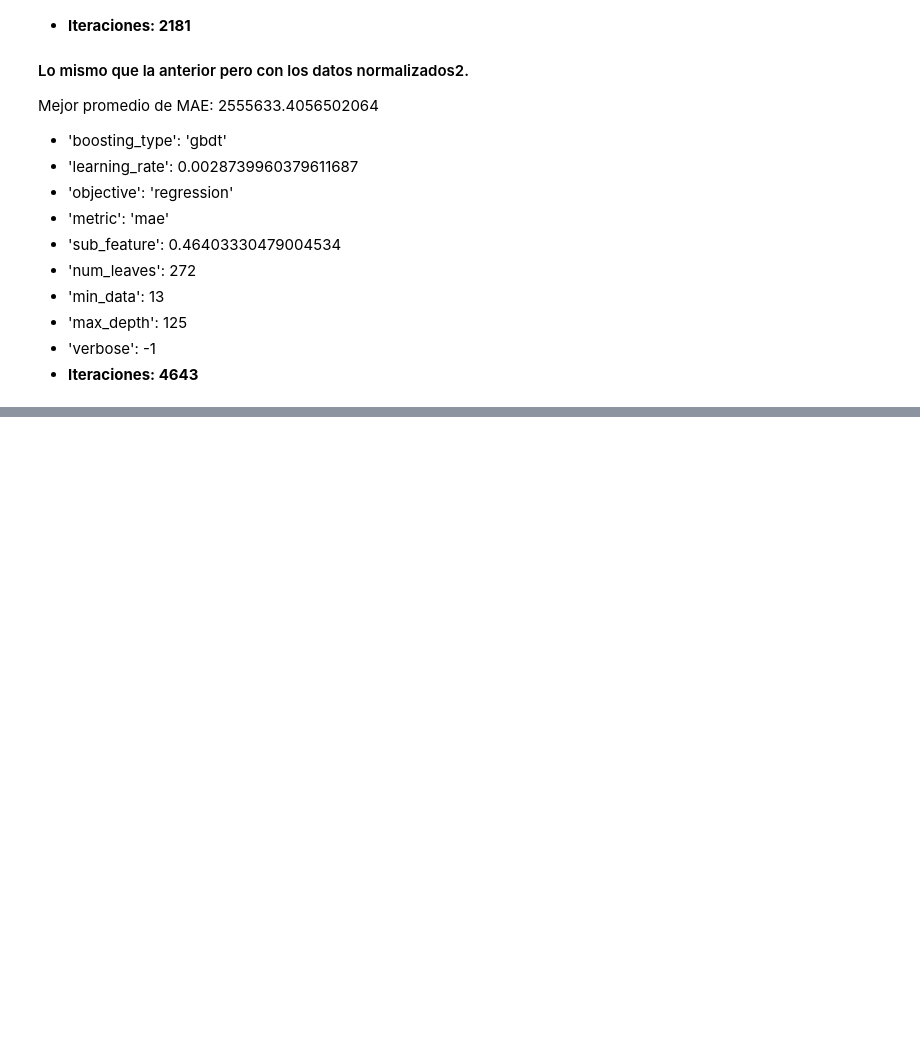
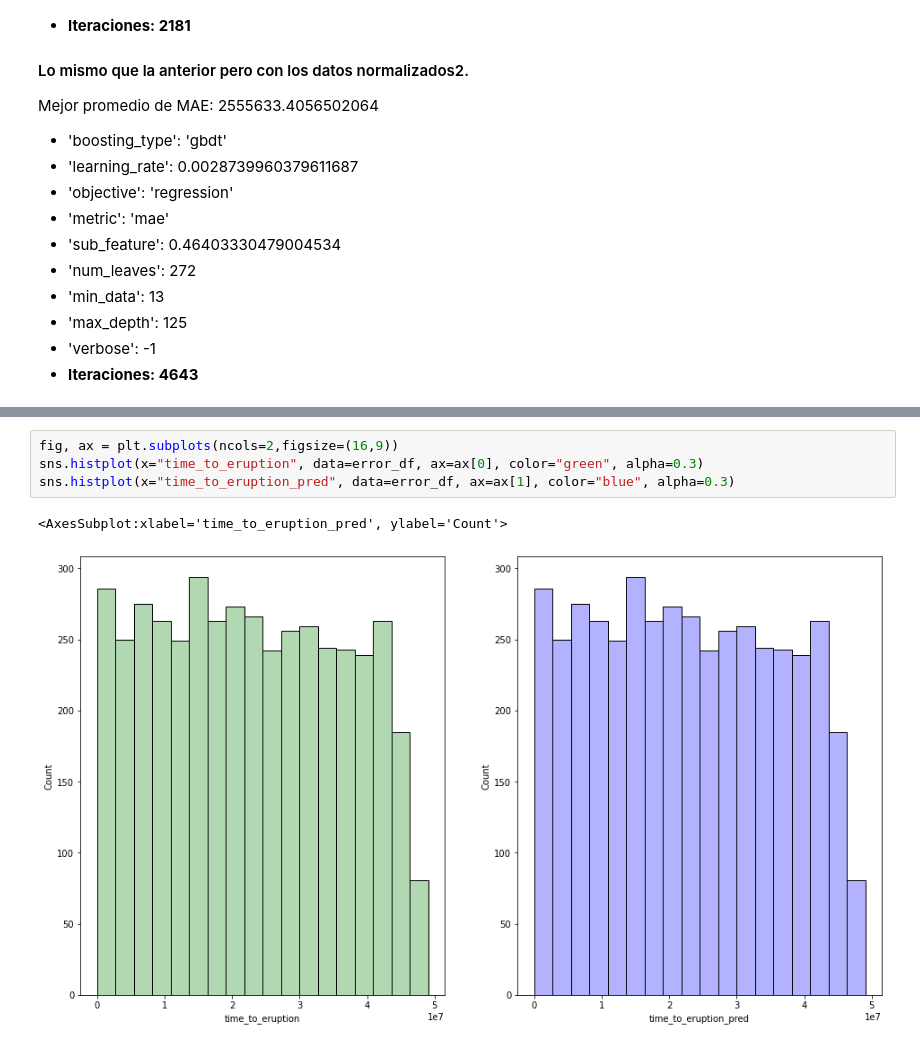
Before and after one commit to DanteBM/PronosticoErupciones, a Jupyter notebook: notebooks/NotebookMaestro.ipynb, the cells around one changed output, grey strips where cells are left out. Cells and saved outputs as stored; diff of their text form; blank space fills up the shorter version.

```diff
--- a/notebooks/NotebookMaestro.ipynb
+++ b/notebooks/NotebookMaestro.ipynb
@@ -1227,0 +1316,7 @@ train_and_get_predictions(lr3, sf3, nl3, mind3, maxd3, iters3, path_train3, path
+# %%
+fig, ax = plt.subplots(ncols=2,figsize=(16,9))
+sns.histplot(x="time_to_eruption", data=error_df, ax=ax[0], color="green", alpha=0.3)
+sns.histplot(x="time_to_eruption_pred", data=error_df, ax=ax[1], color="blue", alpha=0.3)
+# %% [output]
+<AxesSubplot:xlabel='time_to_eruption_pred', ylabel='Count'>
+[figure, added]
```
Also changed, not shown: parts of 23 cells of this notebook.
